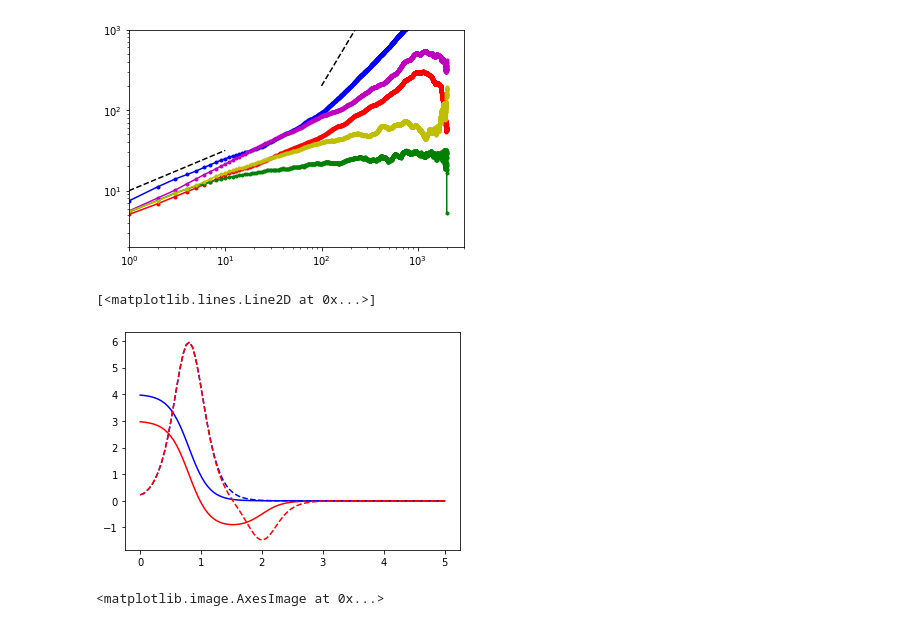
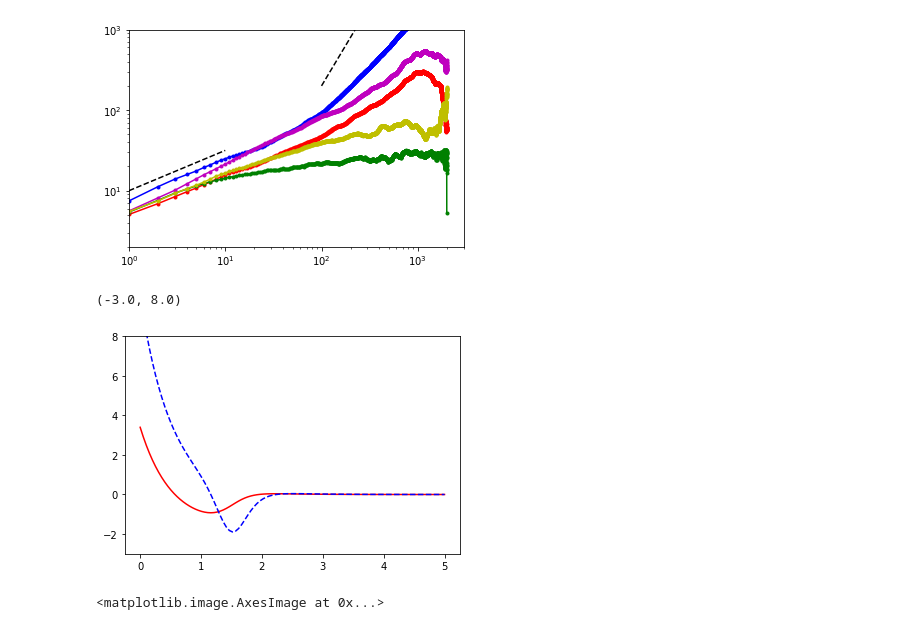
Before and after one commit to s-brahmachari/Active-noise-simulations, a Jupyter notebook: sim_codes/run_sims.ipynb, the cells around one changed output. Saved outputs shown, nothing was run; the diff lists cells and outputs as text; code cells hidden in the pictures.

```diff
--- a/sim_codes/run_sims.ipynb
+++ b/sim_codes/run_sims.ipynb
@@ -530,17 +542,20 @@ plt.xlim(1,3e3)
 # %%
 import matplotlib.pyplot as plt
 import numpy as np
 
 r=np.linspace(0,5,100)
-eh=0.5 * 4 * (1 + np.tanh(3 * (0.8 - r)))
-es=-0.5 * 1 * (1 + np.tanh(3 * (2 - r)))
-plt.plot(r,eh,'b-')
-plt.plot(r,es+eh,'r-')
-plt.plot(r,-np.gradient(eh)/np.gradient(r),'b--')
-plt.plot(r,-np.gradient(es+eh)/np.gradient(r),'r--')
+eh_s=0.5 * 4 * (1 + np.tanh(6 * (0.5 - r)))
+# eh_s=0.5*10*(r-1.5)**2*np.heaviside(1.5-r,0.5)
+eh_s=5*np.exp(-r/0.5)
+es=-0.8 * 1 * (1 + np.tanh(3 * (1.5 - r)))
+# plt.plot(r,eh_s,'b-')
+plt.plot(r,es+eh_s,'r-')
+plt.plot(r,-np.gradient(eh_s+es)/np.gradient(r),'b--')
+# plt.plot(r,-np.gradient(es+eh_s)/np.gradient(r),'r--')
+plt.ylim(-3,8)
 # %% [output]
-[<matplotlib.lines.Line2D at 0x...>]
+(-3.0, 8.0)
-[figure, old version]
+[figure, new version]
 # %%
 import matplotlib.pyplot as plt
 from matplotlib.colors import LogNorm
```
Also changed, not shown: parts of 8 cells of this notebook, 9 other files.
